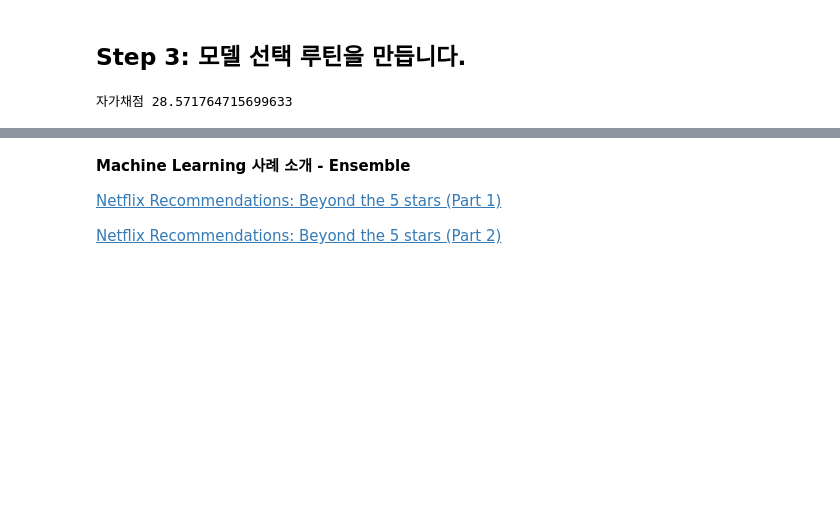
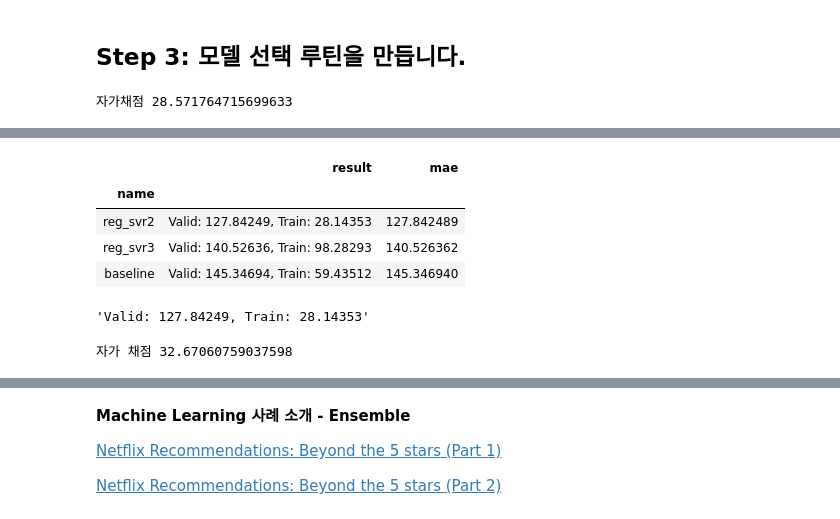
Before and after one commit to sunkusun9/DS_lv3_2509_2, a Jupyter notebook: sec_ds_lv3_prob3_kaggle.ipynb, the cells around one changed output, grey strips where cells are left out. Saved outputs shown, nothing was run; the diff lists cells and outputs as text; code cells hidden in the pictures; blank space fills up the shorter version.

```diff
--- a/sec_ds_lv3_prob3_kaggle.ipynb
+++ b/sec_ds_lv3_prob3_kaggle.ipynb
@@ -332,0 +323,25 @@ print("자가 채점", mean_absolute_error(s_kaggle_ans, prd))
+# %%
+# reg_svr2: Baseline Tuning
+# Holiday_yn을 추가해봅니다.
+# baseline 모델을 파라메터 튜닝을 합니다. : C, gamma
+from sklearn.svm import SVR
+
+ct = ColumnTransformer([
+    ('std', StandardScaler(), ['TotalHour'] + ['lag_{}'.format(i) for i in range(1, 7)]),
+    ('ohe', OneHotEncoder(categories='auto'), ['DayName']),
+    ('pt', 'passthrough', ['AM', 'Holiday_yn'])
+])
+reg_svr2 = make_pipeline(ct, SVR(kernel = 'rbf', C = 1000, gamma = 0.25))
+eval_model('reg_svr2', reg_svr2)
+# %% [output]
+|  | result | mae |
+| name |  |  |
+| reg_svr2 | Valid: 127.84249, Train: 28.14353 | 127.842489 |
+| reg_svr3 | Valid: 140.52636, Train: 98.28293 | 140.526362 |
+| baseline | Valid: 145.34694, Train: 59.43512 | 145.346940 |
+'Valid: 127.84249, Train: 28.14353'
+# %%
+prd = select_model(reg_svr2)
+print("자가 채점", mean_absolute_error(s_kaggle_ans, prd))
+# %% [output]
+자가 채점 32.67060759037598
```
Also changed, not shown: parts of 11 cells of this notebook.
